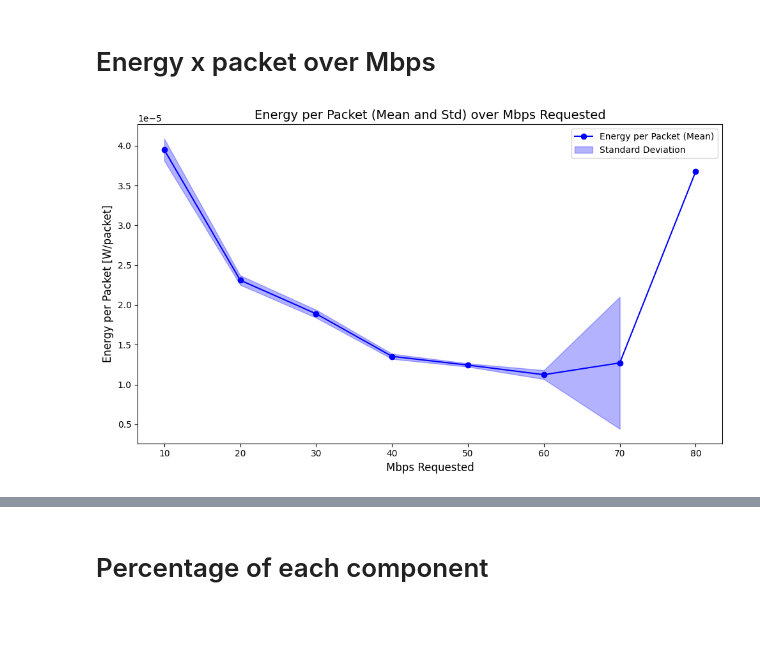
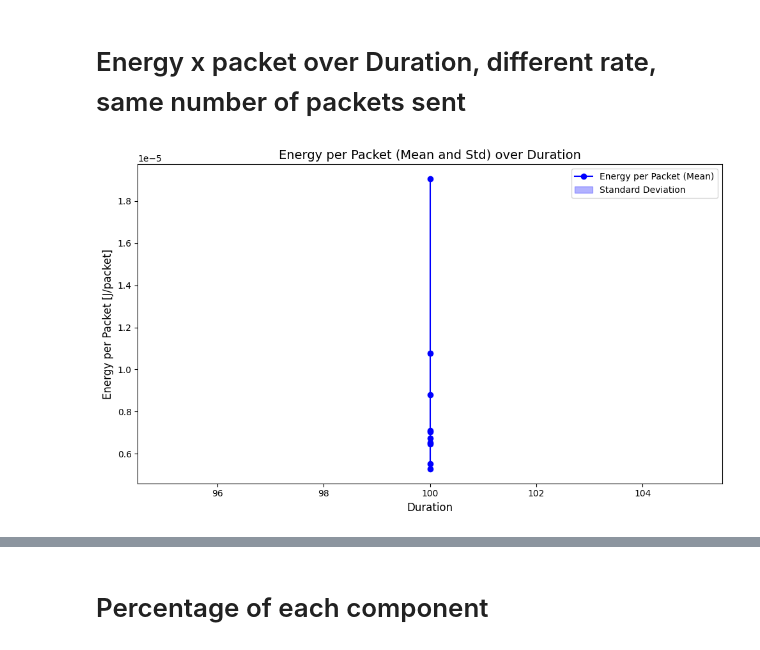
Before and after one commit to RootLeo00/Dynamic-Scaling-Policy-Energy-5G-ORAN, a Jupyter notebook: power-metrics-per-pod-realtime/energy_x_packet.ipynb, the cells around one changed output, grey strips where cells are left out. Saved outputs shown, nothing was run; the diff lists cells and outputs as text; code cells hidden in the pictures; blank space fills up the shorter version.

```diff
--- a/power-metrics-per-pod-realtime/energy_x_packet.ipynb
+++ b/power-metrics-per-pod-realtime/energy_x_packet.ipynb
@@ -244,10 +150,6 @@ def process_folder(folder_path):
 def gather_metrics(base_folder_path):
     data_baseline = []
     data_experiment = []
-    data_cu = []
-    data_du = []
-    data_nr = []
-    data_upf = []
 
     # Iterate through all pools of experiments in the base folder
     for experiment_pool in os.listdir(base_folder_path):
@@ -262,37 +164,26 @@ def gather_metrics(base_folder_path):
             folder_path = os.path.join(pool_path, subfolder)
             if os.path.isdir(folder_path):  # Check if it's a directory
                 # Process the folder and get baseline and experiment data
-                baseline, experiment, oai_cu_pods_sorted, oai_du_pods_sorted, oai_nr_ue_pods_sorted, oai_upf_pods_sorted = process_folder(folder_path)
+                baseline, experiment = process_folder(folder_path)
 
                 # Append baseline and experiment data to their respective lists
                 data_baseline.append(baseline)
                 data_experiment.append(experiment)
-                if not oai_cu_pods_sorted.empty:
-                    data_cu.append(oai_cu_pods_sorted)
-                if not oai_du_pods_sorted.empty:
-                    data_du.append(oai_du_pods_sorted)
-                if not oai_nr_ue_pods_sorted.empty:
-                    data_nr.append(oai_nr_ue_pods_sorted)
-                if not oai_upf_pods_sorted.empty:
-                    data_upf.append(oai_upf_pods_sorted)
 
     # Combine baseline and experiment data into DataFrames
     df_baseline = pd.DataFrame(data_baseline)
     df_experiment = pd.DataFrame(data_experiment)
-    df_cu = pd.concat(data_cu, ignore_index=True) if data_cu else pd.DataFrame()
-    df_du = pd.concat(data_du, ignore_index=True) if data_du else pd.DataFrame()
-    df_nr = pd.concat(data_nr, ignore_index=True) if data_nr else pd.DataFrame()
-    df_upf = pd.concat(data_upf, ignore_index=True) if data_upf else pd.DataFrame()
 
     # Calculate mean and std for baseline and experiment metrics
     baseline_stats = df_baseline.agg(['mean', 'std']).T if not df_baseline.empty else pd.DataFrame()
     experiment_stats = df_experiment.agg(['mean', 'std']).T if not df_experiment.empty else pd.DataFrame()
 
-    return df_baseline, df_experiment, df_cu, df_du, df_nr, df_upf, baseline_stats, experiment_stats
+    return df_baseline, df_experiment, baseline_stats, experiment_stats
 
 # Example usage
-base_folder_path = "/home/ubuntu/power-consumption-tool/power-metrics-per-pod-realtime/test_automation/results"
+base_folder_path = "/home/ubuntu/power-consumption-tool/power-metrics-per-pod-realtime/test_automation/packet_energy/"
 
-df_baseline, df_experiment, df_cu, df_du, df_nr, df_upf, baseline_stats, experiment_stats = gather_metrics(
+df_baseline, df_experiment, baseline_stats, experiment_stats = gather_metrics(
     base_folder_path
 )
+df_experiment = df_experiment[df_experiment['packet length requested'].isin([300])]
@@ -376,35 +300,33 @@ Aggregated Stats Per Throughput (Mean and Std):
 # %% [markdown]
-# Energy x packet over Mbps
+# Energy x packet over Duration, different rate, same number of packets sent
 # %%
 # Extract energy per packet mean and std from the per_throughput_stats DataFrame
-
-
-energy_per_packet_mean = per_throughput_stats[('energy x packet [W/packet]', 'mean')]
-energy_per_packet_std = per_throughput_stats[('energy x packet [W/packet]', 'std')]
-throughput = per_throughput_stats['Mbps requested']
+energy_per_packet_mean = per_throughput_stats[('energy x packet [J/packet]', 'mean')]
+energy_per_packet_std = per_throughput_stats[('energy x packet [J/packet]', 'std')]
+throughput = per_throughput_stats[('duration','mean')]
 
 # Plot the energy per packet (mean) with standard deviation
 plt.figure(figsize=(10, 6))
 
 # Plot the energy per packet mean
 plt.plot(throughput, energy_per_packet_mean, label='Energy per Packet (Mean)', color='blue', marker='o')
 
 # Add shaded area for standard deviation
 plt.fill_between(throughput,
                  energy_per_packet_mean - energy_per_packet_std,
                  energy_per_packet_mean + energy_per_packet_std,
                  color='blue', alpha=0.3, label='Standard Deviation')
 
 # Add labels and title
-plt.title('Energy per Packet (Mean and Std) over Mbps Requested', fontsize=14)
-plt.xlabel('Mbps Requested', fontsize=12)
-plt.ylabel('Energy per Packet [W/packet]', fontsize=12)
+plt.title('Energy per Packet (Mean and Std) over Duration', fontsize=14)
+plt.xlabel('Duration', fontsize=12)
+plt.ylabel('Energy per Packet [J/packet]', fontsize=12)
 
 # Show legend
 plt.legend()
 
 # Show the plot
 plt.tight_layout()
 plt.show()
 # %% [output]
-[figure, old version]
+[figure, new version]
```
Also changed, not shown: parts of 13 cells of this notebook.
